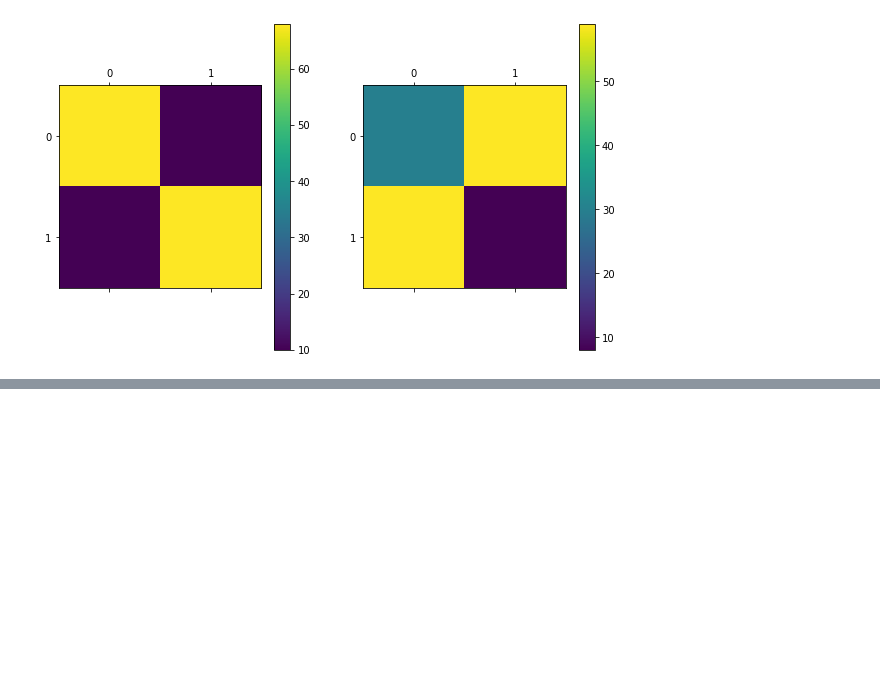
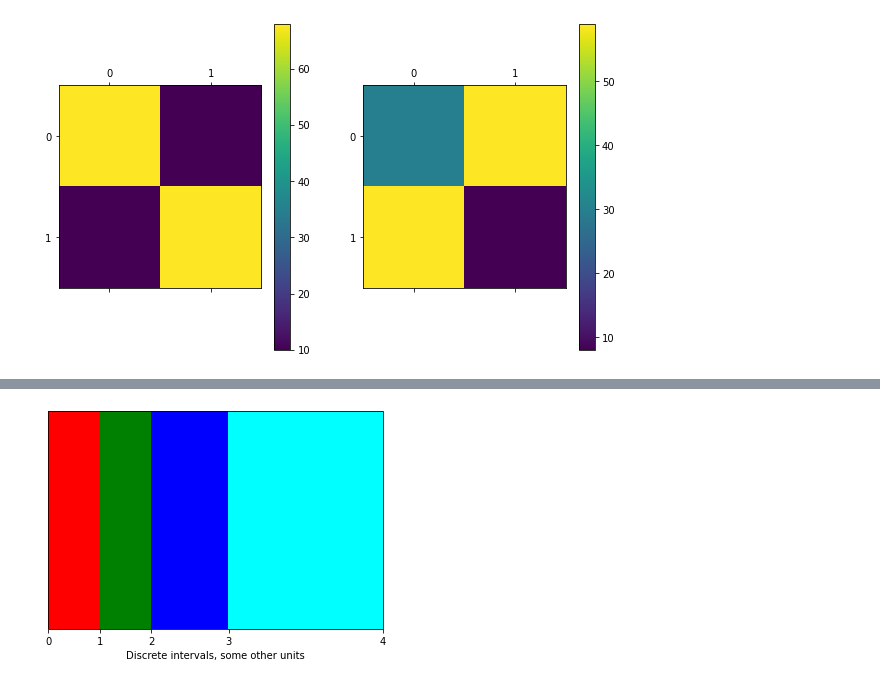
Before and after one commit to JohannesSchulz97/ML-in-climate-science-project, a Jupyter notebook: community_detection/SBM_example.ipynb, the cells around one changed output, grey strips where cells are left out. Cells and saved outputs as stored; diff of their text form; code cells hidden in the pictures; blank space fills up the shorter version.

```diff
--- a/community_detection/SBM_example.ipynb
+++ b/community_detection/SBM_example.ipynb
@@ -419,0 +434,23 @@ plt.show()
+# %%
+import matplotlib as mpl
+
+fig, ax = plt.subplots(1, 1)
+
+cmap = (mpl.colors.ListedColormap(['red', 'green', 'blue', 'cyan']))
+
+bounds = [0, 2, 4, 7, 13]
+norm = mpl.colors.BoundaryNorm(bounds, cmap.N)
+plt.colorbar(
+    mpl.cm.ScalarMappable(cmap=cmap, norm=norm),
+    cax=ax,
+    boundaries=[0] + bounds + [13],  # Adding values for extensions.
+    # extend='both',
+    ticks=bounds,
+    spacing='proportional',
+    orientation='horizontal',
+    label='Discrete intervals, some other units'
+)
+ax.set_xticklabels([0,1,2,3,4])
+plt.show()
+# %% [output]
+[figure, added]
```
Also changed, not shown: parts of 3 cells of this notebook, 23 other files.
